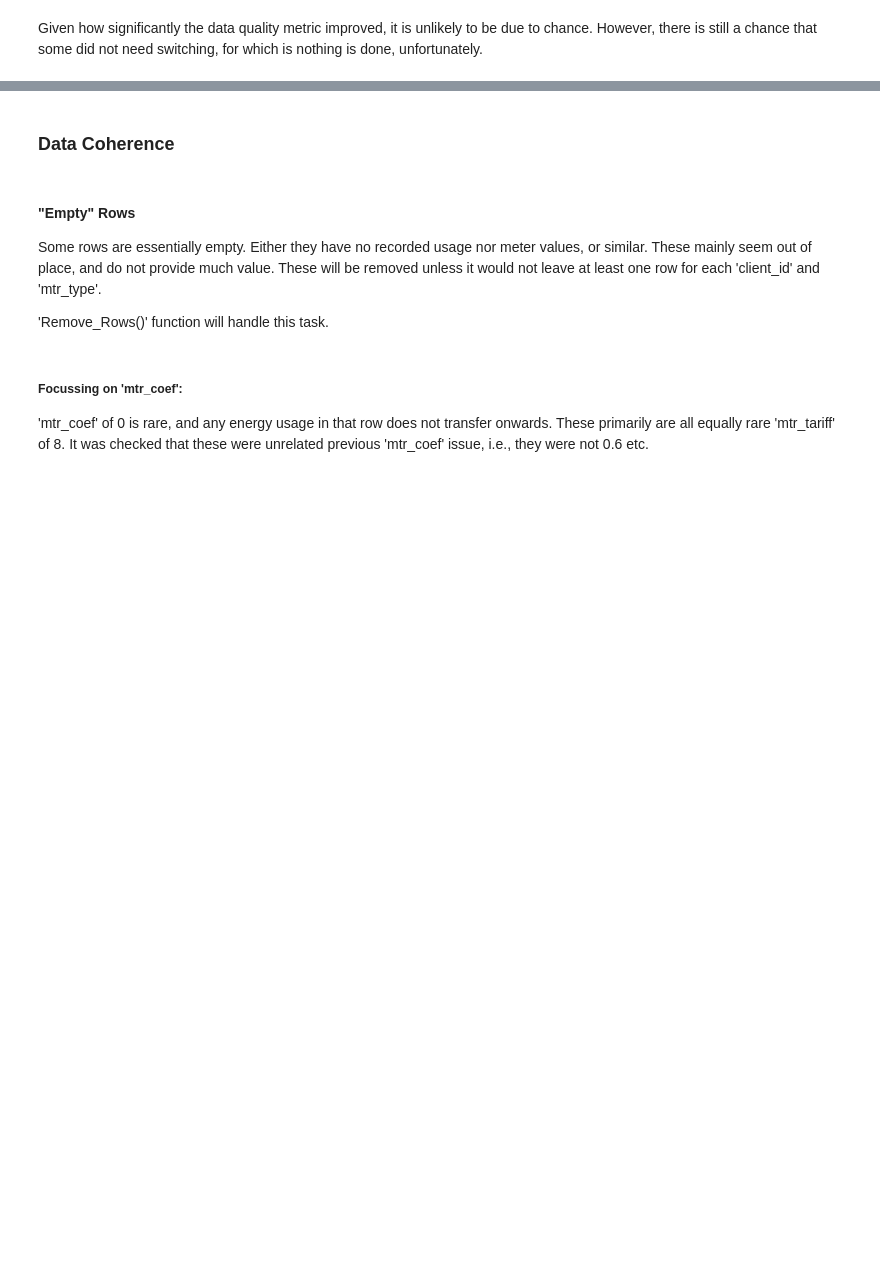
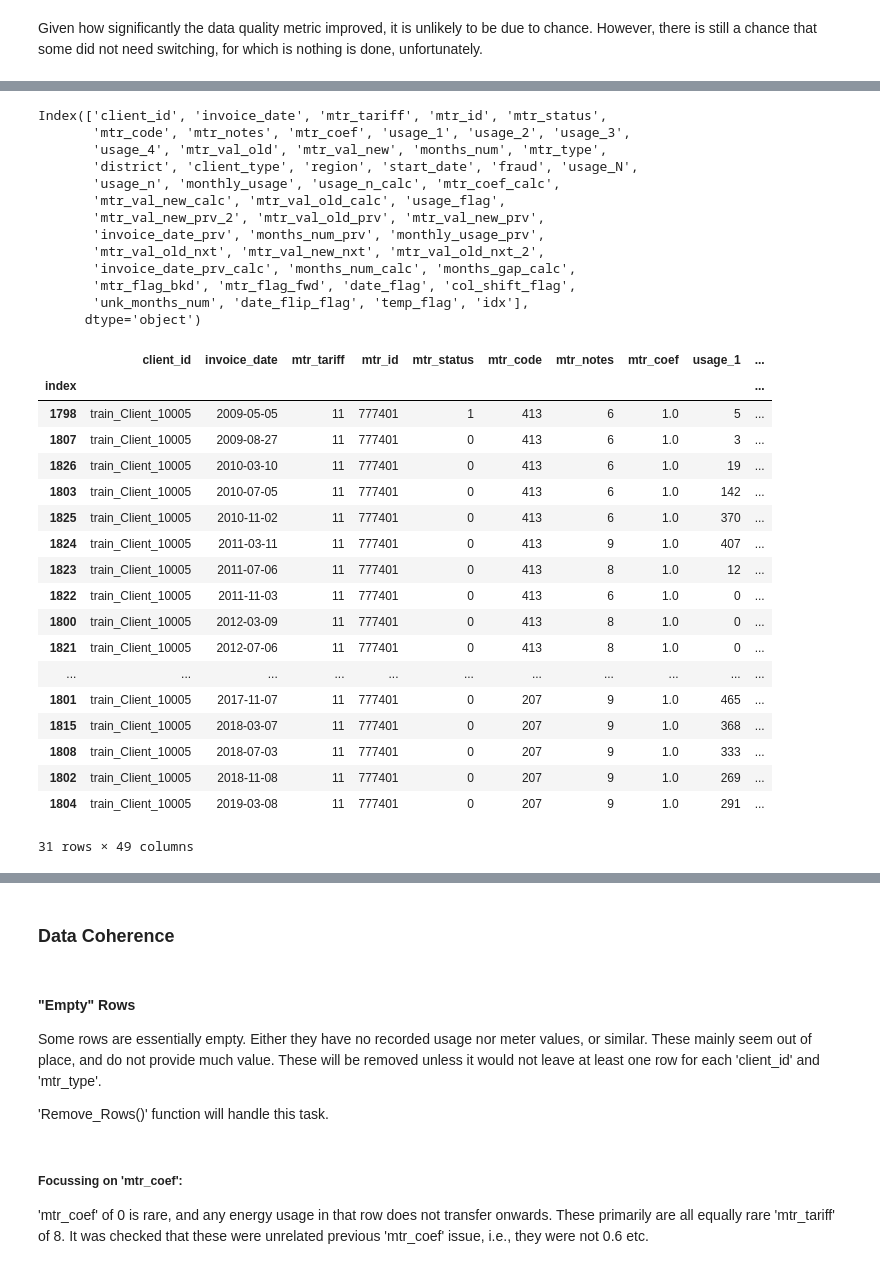
Before and after one commit to insatiablycivil/Fraud_Detection_Energy_Consumption, a Jupyter notebook: Data_Preparation.ipynb, the cells around one changed output, grey strips where cells are left out. Cells and saved outputs as stored; diff of their text form; code cells hidden in the pictures; blank space fills up the shorter version.

```diff
--- a/Data_Preparation.ipynb
+++ b/Data_Preparation.ipynb
@@ -416,0 +493,8 @@ Given how significantly the data quality metric improved, it is unlikely to be d
+# %%
+df_train.sort_values(by=grp_cols+['invoice_date', 'temp_flag_2', 'usage_n'], inplace=True)
+# %%
+df_train['temp_flag_2'] = df_train.groupby(grp_cols + ['invoice_date'], observed=True)[['temp_flag_2']].apply(lambda x: x[::-1].cumsum()[::-1]).to_list()
+# %%
+df_temp = df_train.groupby(grp_cols + ['invoice_date', 'temp_flag'],observed=True)[['mtr_code']].nunique().reset_index()
+mask = (df_temp['mtr_code'] > 1)
+df_temp[mask]
@@ -416,0 +531,2 @@ Given how significantly the data quality metric improved, it is unlikely to be d
+# %%
+df_temp = df_train.merge(df_temp.loc[mask, grp_cols+['temp_flag']], on=grp_cols+['temp_flag'], how='inner').copy().set_index('index') #.reset_index()#.set_index('index').copy()#.reset_index()
@@ -416,0 +554,36 @@ Given how significantly the data quality metric improved, it is unlikely to be d
+# %%
+df_temp = Calc_Deep_Sort(df_temp.copy(), grp_cols)
+df_temp[df_temp['client_id'] == 'train_Client_10005']
+# %% [output]
+Index(['client_id', 'invoice_date', 'mtr_tariff', 'mtr_id', 'mtr_status',
+       'mtr_code', 'mtr_notes', 'mtr_coef', 'usage_1', 'usage_2', 'usage_3',
+       'usage_4', 'mtr_val_old', 'mtr_val_new', 'months_num', 'mtr_type',
+       'district', 'client_type', 'region', 'start_date', 'fraud', 'usage_N',
+       'usage_n', 'monthly_usage', 'usage_n_calc', 'mtr_coef_calc',
+       'mtr_val_new_calc', 'mtr_val_old_calc', 'usage_flag',
+       'mtr_val_new_prv_2', 'mtr_val_old_prv', 'mtr_val_new_prv',
+       'invoice_date_prv', 'months_num_prv', 'monthly_usage_prv',
+       'mtr_val_old_nxt', 'mtr_val_new_nxt', 'mtr_val_old_nxt_2',
+       'invoice_date_prv_calc', 'months_num_calc', 'months_gap_calc',
+       'mtr_flag_bkd', 'mtr_flag_fwd', 'date_flag', 'col_shift_flag',
+       'unk_months_num', 'date_flip_flag', 'temp_flag', 'idx'],
+      dtype='object')
+|  | client_id | invoice_date | mtr_tariff | mtr_id | mtr_status | mtr_code | mtr_notes | mtr_coef | usage_1 | ... |
+| index |  |  |  |  |  |  |  |  |  | ... |
+| 1798 | train_Client_10005 | 2009-05-05 | 11 | 777401 | 1 | 413 | 6 | 1.0 | 5 | ... |
+| 1807 | train_Client_10005 | 2009-08-27 | 11 | 777401 | 0 | 413 | 6 | 1.0 | 3 | ... |
+| 1826 | train_Client_10005 | 2010-03-10 | 11 | 777401 | 0 | 413 | 6 | 1.0 | 19 | ... |
+| 1803 | train_Client_10005 | 2010-07-05 | 11 | 777401 | 0 | 413 | 6 | 1.0 | 142 | ... |
+| 1825 | train_Client_10005 | 2010-11-02 | 11 | 777401 | 0 | 413 | 6 | 1.0 | 370 | ... |
+| 1824 | train_Client_10005 | 2011-03-11 | 11 | 777401 | 0 | 413 | 9 | 1.0 | 407 | ... |
+| 1823 | train_Client_10005 | 2011-07-06 | 11 | 777401 | 0 | 413 | 8 | 1.0 | 12 | ... |
+| 1822 | train_Client_10005 | 2011-11-03 | 11 | 777401 | 0 | 413 | 6 | 1.0 | 0 | ... |
+| 1800 | train_Client_10005 | 2012-03-09 | 11 | 777401 | 0 | 413 | 8 | 1.0 | 0 | ... |
+| 1821 | train_Client_10005 | 2012-07-06 | 11 | 777401 | 0 | 413 | 8 | 1.0 | 0 | ... |
+| ... | ... | ... | ... | ... | ... | ... | ... | ... | ... | ... |
+| 1801 | train_Client_10005 | 2017-11-07 | 11 | 777401 | 0 | 207 | 9 | 1.0 | 465 | ... |
+| 1815 | train_Client_10005 | 2018-03-07 | 11 | 777401 | 0 | 207 | 9 | 1.0 | 368 | ... |
+| 1808 | train_Client_10005 | 2018-07-03 | 11 | 777401 | 0 | 207 | 9 | 1.0 | 333 | ... |
+| 1802 | train_Client_10005 | 2018-11-08 | 11 | 777401 | 0 | 207 | 9 | 1.0 | 269 | ... |
+| 1804 | train_Client_10005 | 2019-03-08 | 11 | 777401 | 0 | 207 | 9 | 1.0 | 291 | ... |
+31 rows × 49 columns
```
Also changed, not shown: parts of 72 cells of this notebook.
